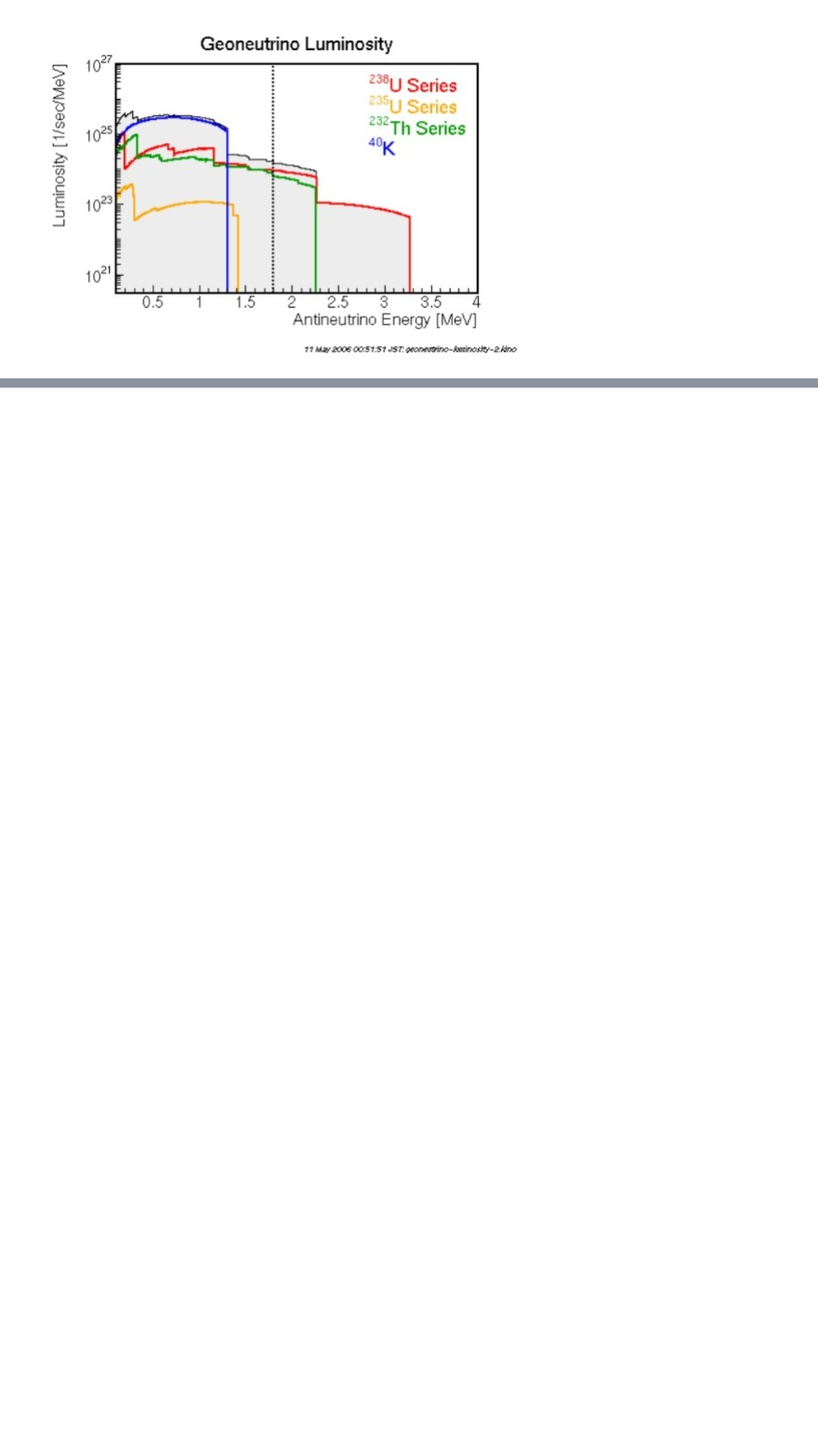
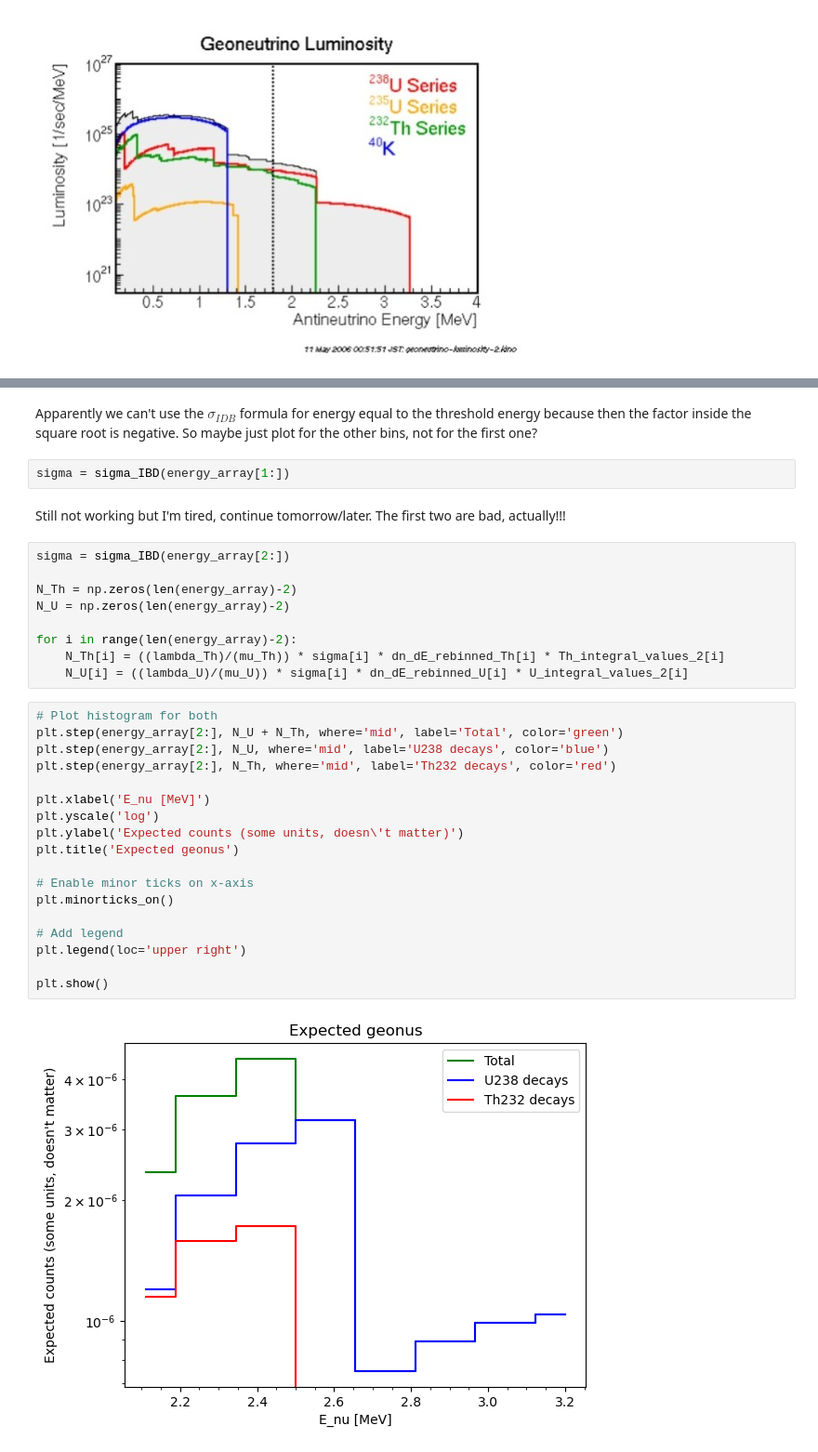
Before and after one commit to claradima/geonu_oscillation, a Jupyter notebook: Earth model.ipynb, the cells around one changed output, grey strips where cells are left out. Shown at 93% size. Saved outputs shown, nothing was run; the diff lists cells and outputs as text; blank space fills up the shorter version.

Commit message:
finish first notebook - get final expected counts but had to ignore first 2 energy bins because there's something a bit weird with the sigma_IDB formula

```diff
--- a/Earth model.ipynb
+++ b/Earth model.ipynb
@@ -883,0 +878,35 @@ Still not working but I'm tired, continue tomorrow/later
+# %% [markdown]
+Apparently we can't use the $\sigma_{IDB}$ formula for energy equal to the threshold energy because then the factor inside the square root is negative. So maybe just plot for the other bins, not for the first one?
+# %%
+sigma = sigma_IBD(energy_array[1:])
+# %% [markdown]
+Still not working but I'm tired, continue tomorrow/later. The first two are bad, actually!!!
+# %%
+sigma = sigma_IBD(energy_array[2:])
+
+N_Th = np.zeros(len(energy_array)-2)
+N_U = np.zeros(len(energy_array)-2)
+
+for i in range(len(energy_array)-2):
+    N_Th[i] = ((lambda_Th)/(mu_Th)) * sigma[i] * dn_dE_rebinned_Th[i] * Th_integral_values_2[i]
+    N_U[i] = ((lambda_U)/(mu_U)) * sigma[i] * dn_dE_rebinned_U[i] * U_integral_values_2[i]
+# %%
+# Plot histogram for both
+plt.step(energy_array[2:], N_U + N_Th, where='mid', label='Total', color='green')
+plt.step(energy_array[2:], N_U, where='mid', label='U238 decays', color='blue')
+plt.step(energy_array[2:], N_Th, where='mid', label='Th232 decays', color='red')
+
+plt.xlabel('E_nu [MeV]')
+plt.yscale('log')
+plt.ylabel('Expected counts (some units, doesn\'t matter)')
+plt.title('Expected geonus')
+
+# Enable minor ticks on x-axis
+plt.minorticks_on()
+
+# Add legend
+plt.legend(loc='upper right')
+
+plt.show()
+# %% [output]
+[figure, added]
```
Also changed, not shown: parts of 37 cells of this notebook.
